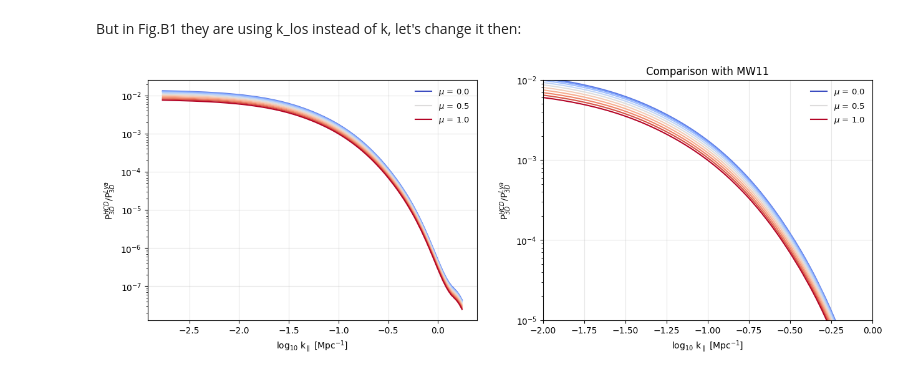
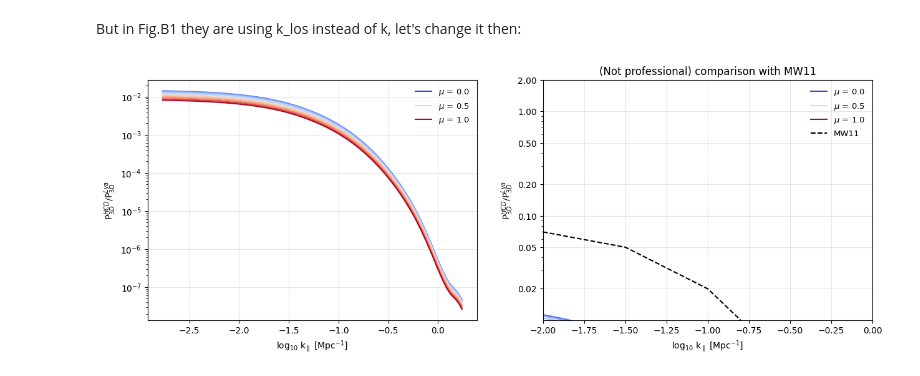
Before and after one commit to andreufont/astrid_hcd, a Jupyter notebook: MW11model/PowerSpectrum_MW11absorption.ipynb, the cells around one changed output. Saved outputs shown, nothing was run; the diff lists cells and outputs as text; code cells hidden in the pictures.

```diff
--- a/MW11model/PowerSpectrum_MW11absorption.ipynb
+++ b/MW11model/PowerSpectrum_MW11absorption.ipynb
@@ -61,7 +61,9 @@ plt.grid(alpha=0.3);
 With this f_Nhi we can define the column density distribution function as:
 # %%
 c_kms = scipy_constants.speed_of_light*1e-3  # kms^-1
-cddf_mw11 = fnhi_mw11*100*hubble*((1+z)**2)/c_kms
+#cddf_mw11 = fnhi_mw11*100*hubble*((1+z)**2)/c_kms
+H_z = 100*hubble*np.sqrt(omegal + omegam*((1+z)**3))  # EdS approx (as in MW11)
+cddf_mw11 = fnhi_mw11*H_z*np.sqrt((1+z)/omegam)/c_kms
 
 plt.plot(NHirange_mw11, np.log10(cddf_mw11))
 plt.xlabel('log NHi')
@@ -352,36 +354,39 @@ plt.subplot(1, 2, 1)
 colors = plt.cm.coolwarm(np.linspace(0,1,len(mu)))
 plt.gca().set_prop_cycle('color', colors)
 
 for i in np.arange(len(mu)):
     if i in [0, 5, 10]:
         plt.plot(np.log10(k_los_ratio[i, :]), ratio_p3d_klos[i, :], label = '$\mu$ = %.1f' %mu[i])
     else:
         plt.plot(np.log10(k_los_ratio[i, :]), ratio_p3d_klos[i, :])
 plt.yscale('log')
 plt.grid(alpha=0.3)
 plt.legend(fontsize=9.5, frameon=False)
 plt.xlabel(r'log$_{10}$ k$_\parallel$ [Mpc$^{-1}$]')
 plt.ylabel(r'P$_{3D}^{HCD}$/P$_{3D}^{Lya}$');
 
 plt.subplot(1, 2, 2)
 colors = plt.cm.coolwarm(np.linspace(0,1,len(mu)))
 plt.gca().set_prop_cycle('color', colors)
 
 for i in np.arange(len(mu)):
     if i in [0, 5, 10]:
         plt.plot(np.log10(k_los_ratio[i, :]), ratio_p3d_klos[i, :], label = '$\mu$ = %.1f' %mu[i])
     else:
         plt.plot(np.log10(k_los_ratio[i, :]), ratio_p3d_klos[i, :])
+plt.plot([-2, -1.5, -1, -0.8], [0.07, 0.05, 0.02, 0.01], linestyle='--', color='k', label='MW11')
 plt.yscale('log')
+yticks = np.array([0.02, 0.05, 0.10, 0.20, 0.50, 1.00, 2.00])
+plt.yticks(yticks, [f"{y:.2f}" for y in yticks])
 plt.grid(alpha=0.3)
 plt.legend(fontsize=9.5, frameon=False)
 plt.xlabel(r'log$_{10}$ k$_\parallel$ [Mpc$^{-1}$]')
 plt.ylabel(r'P$_{3D}^{HCD}$/P$_{3D}^{Lya}$')
 plt.xlim(-2, 0)
-plt.ylim(1e-5, 1e-2)
-plt.title('Comparison with MW11');
+plt.ylim(0.01, 2)
+plt.title('(Not professional) comparison with MW11');
 # %% [output]
-[figure, old version]
+[figure, new version]
 # %%
 plt.figure(figsize=(15, 5))
 
```
Also changed, not shown: parts of 1 cell of this notebook, 2 other files.
